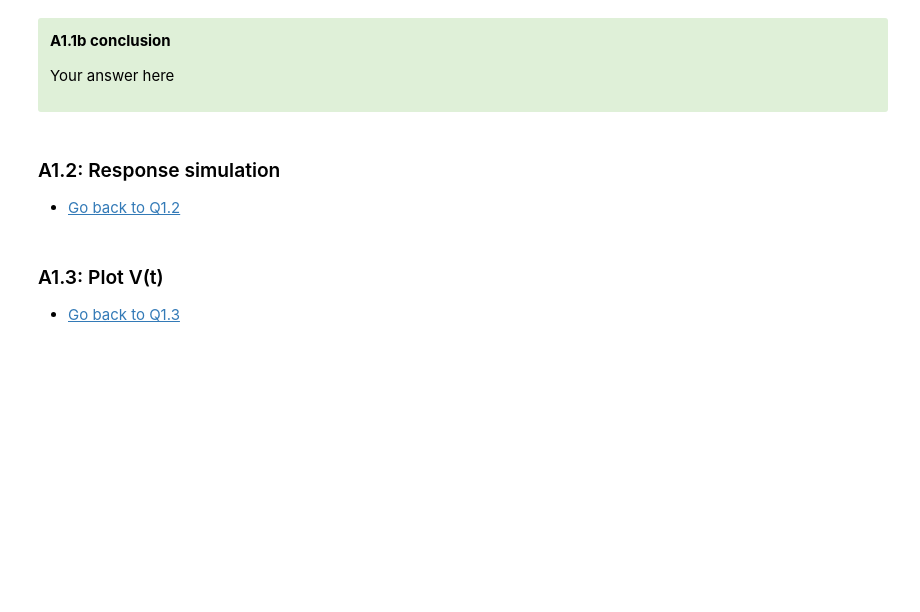
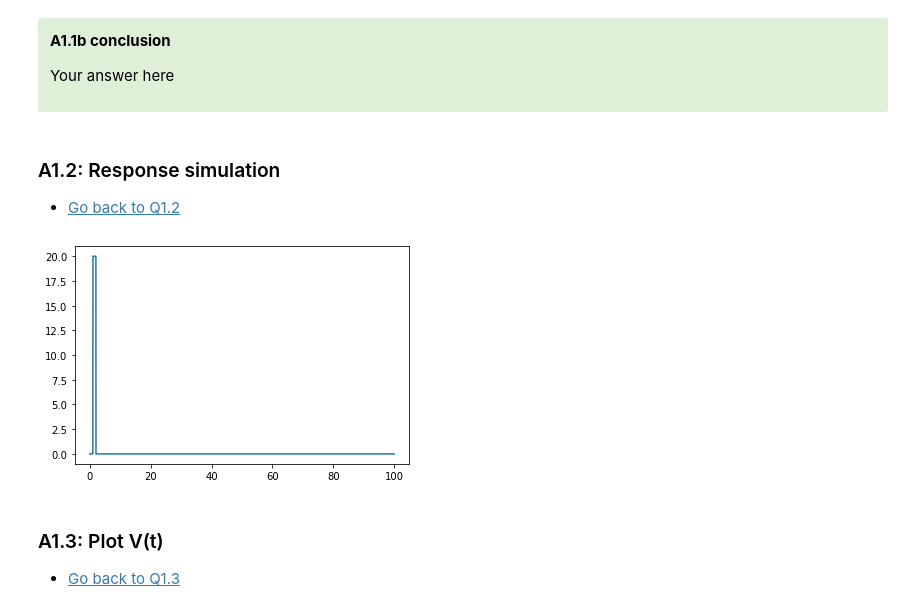
Before and after one commit to cesarz10/Computational-Neurophysiology-Lab, a Jupyter notebook: Lab_1/Module1_Ex1_XX.ipynb, the cells around one changed output. Saved outputs shown, nothing was run; the diff lists cells and outputs as text; code cells hidden in the pictures; blank space fills up the shorter version.

```diff
--- a/Lab_1/Module1_Ex1_XX.ipynb
+++ b/Lab_1/Module1_Ex1_XX.ipynb
@@ -424,9 +424,13 @@ Your answer here
 # %%
 # A1.2a Set up and plot your input current
 
 ######################################
 ##   A1.2a solutions input current   ##
 ######################################
+t = np.arange(0, 100, 0.01)
+I_input = [0 if x < 1 or x > 2 else 20 for x in t]
+# %% [output]
+[figure, added]
 # %%
 # A1.2b Insert the input current into your HH_model function
 
```
Also changed, not shown: parts of 4 cells of this notebook, 8 other files.
